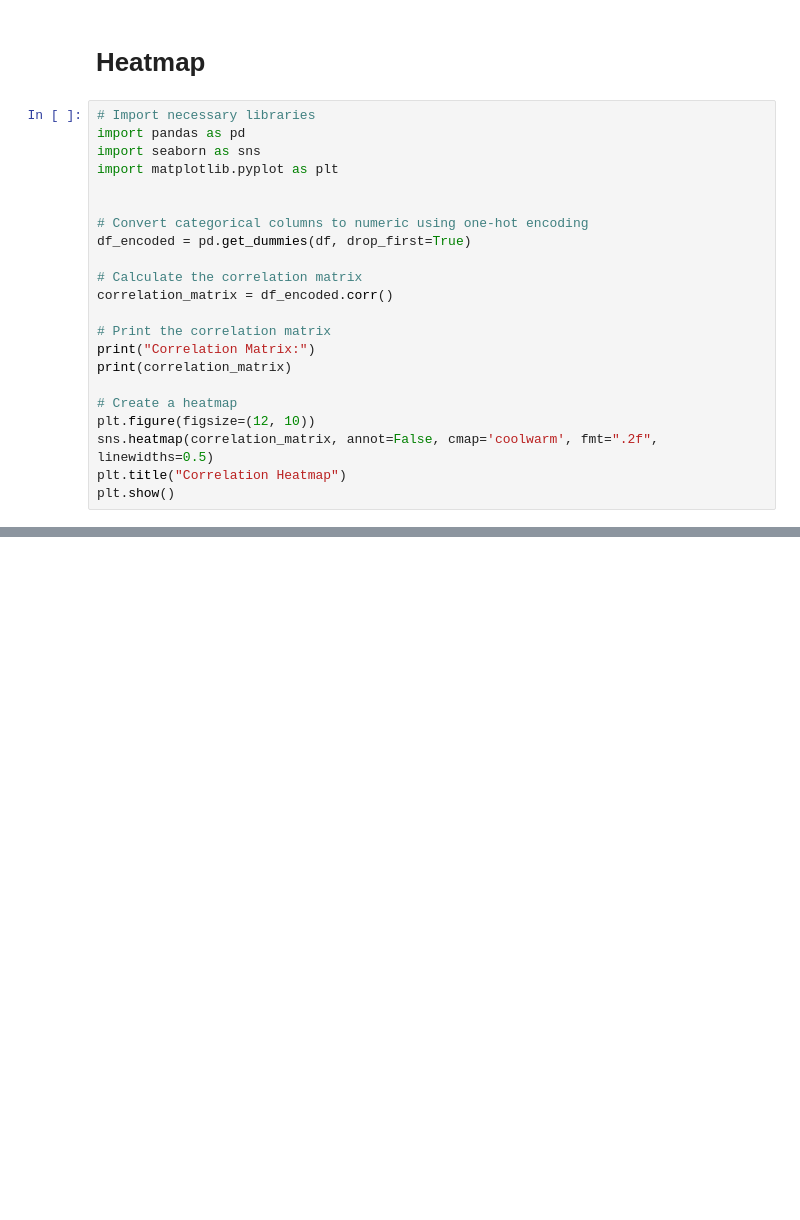
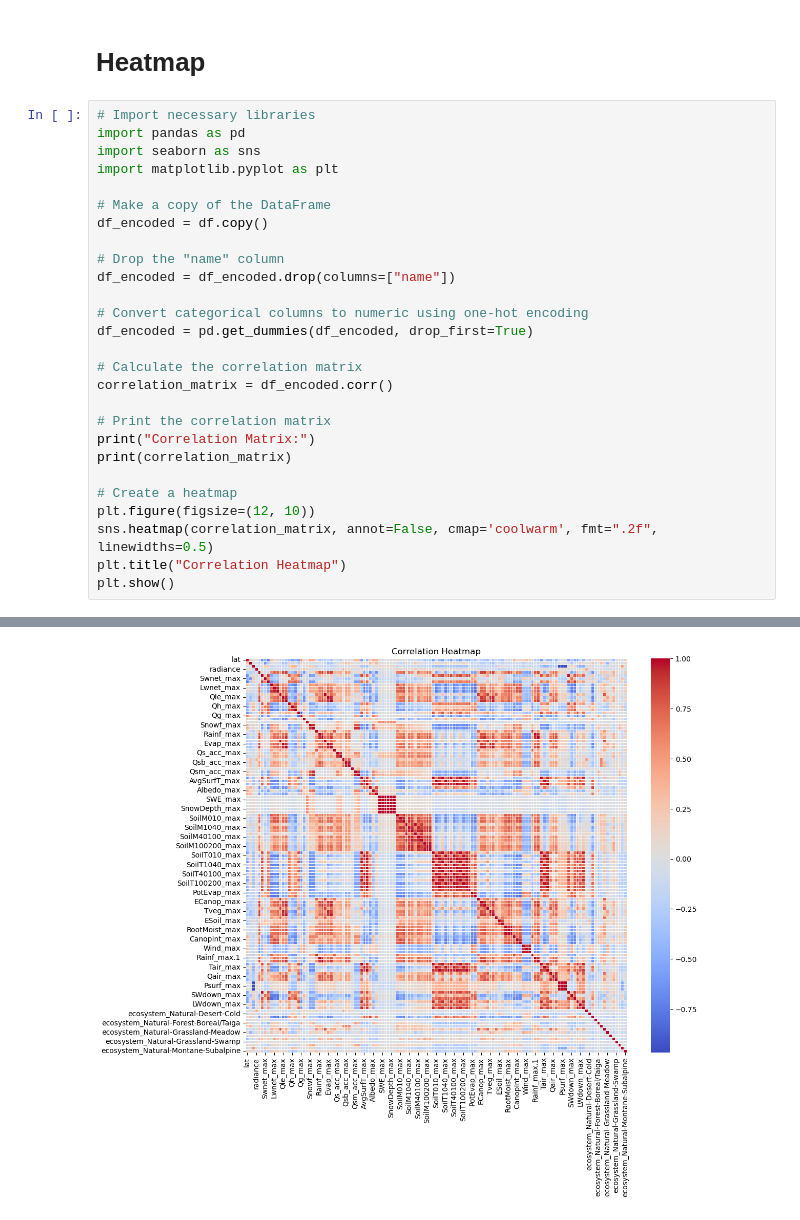
Before and after one commit to aschmidtphil/global_ecosystem_classifier, a Jupyter notebook: scripts/ecosystem_prediction_machine_learning.ipynb, the cells around one changed output, grey strips where cells are left out. Saved outputs shown, nothing was run; the diff lists cells and outputs as text; blank space fills up the shorter version.

```diff
--- a/scripts/ecosystem_prediction_machine_learning.ipynb
+++ b/scripts/ecosystem_prediction_machine_learning.ipynb
@@ -263,9 +263,14 @@ import pandas as pd
 import seaborn as sns
 import matplotlib.pyplot as plt
 
+# Make a copy of the DataFrame
+df_encoded = df.copy()
+
+# Drop the "name" column
+df_encoded = df_encoded.drop(columns=["name"])
 
 # Convert categorical columns to numeric using one-hot encoding
-df_encoded = pd.get_dummies(df, drop_first=True)
+df_encoded = pd.get_dummies(df_encoded, drop_first=True)
 
 # Calculate the correlation matrix
 correlation_matrix = df_encoded.corr()
@@ -283,0 +305 @@ FileNotFoundError: [Errno 2] No such file or directory: '20241111_data_to_predic
+[figure, added]
```
Also changed, not shown: parts of 1 cell of this notebook.
